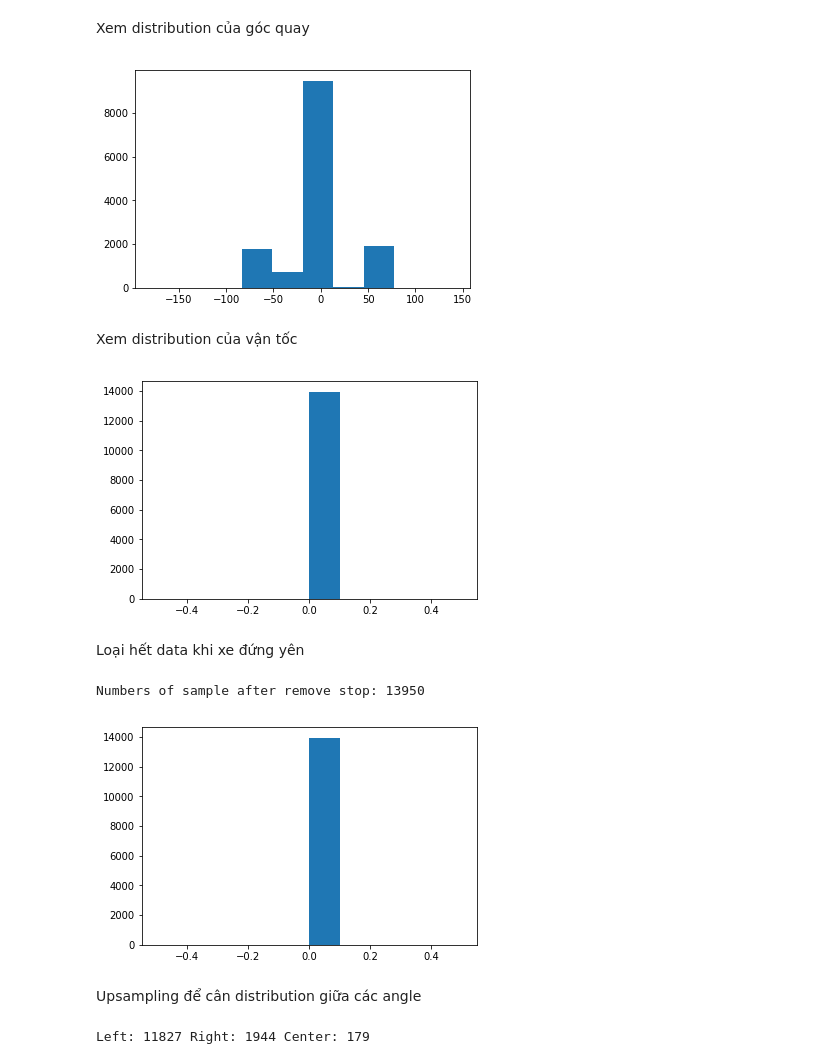
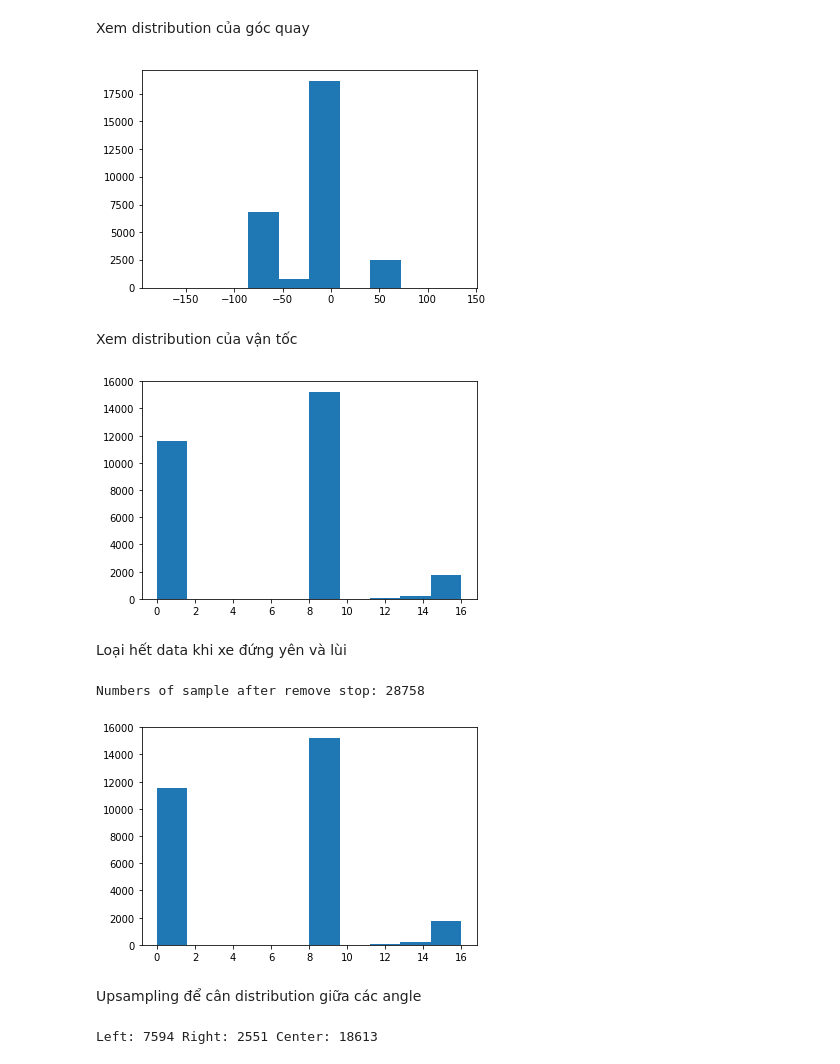
Before and after one commit to hit-haui/model_notTrashCar, a Jupyter notebook: data_normalize.ipynb, the cells around one changed output. Saved outputs shown, nothing was run; the diff lists cells and outputs as text; code cells hidden in the pictures.

```diff
--- a/data_normalize.ipynb
+++ b/data_normalize.ipynb
@@ -9,6 +9,6 @@ from imgaug import augmenters as iaa
 import custom_augmentation as ciaa
 import random
 # %%
-labels_file = json.loads(open(os.path.join('/home/linus/Desktop/data/combined.json'),'r').read())
+labels_file = json.loads(open(os.path.join('/home/linus/Desktop/final/train.json'),'r').read())
 print('Numbers of sample:', len(labels_file))
 # %% [output]
@@ -18,12 +38,14 @@ Tạo và kiểm tra path cho các ảnh trong dataset thuii.
 # %%
 for index, each_sample in tqdm(enumerate(labels_file), desc='Creating full path', total=len(labels_file)):
 #     rgb_img_path = os.path.join(dataset_path, 'rgb', '{}_rgb.jpg'.format(each_sample['index']))
+    each_sample['rgb_img_path'] = each_sample['rgb_img_path'].replace('/home/linus/Desktop/data/','/home/linus/Desktop/final/')
     rgb_img_path = each_sample['rgb_img_path']
     if not os.path.isfile(rgb_img_path):
         print(rgb_img_path, 'not exist. Skipped')
         labels_file.remove(each_sample)
         continue
 #     depth_img_path = os.path.join(dataset_path, 'depth', '{}_rgb.jpg'.format(each_sample['index']))
+    each_sample['depth_img_path'] = each_sample['depth_img_path'].replace('/home/linus/Desktop/data/','/home/linus/Desktop/final/')
     depth_img_path = each_sample['depth_img_path']
     if not os.path.isfile(depth_img_path):
         print(depth_img_path, 'not exist. Skipped')
@@ -107,24 +129,24 @@ Xem distribution của góc quay
 # %%
 show_distribution(labels_file, 'angle')
 # %% [output]
-[figure, old version]
+[figure, new version]
 # %% [markdown]
 Xem distribution của vận tốc
 # %%
 show_distribution(labels_file, 'speed')
 # %% [output]
-[figure, old version]
+[figure, new version]
 # %% [markdown]
-Loại hết data khi xe đứng yên
+Loại hết data khi xe đứng yên và lùi
 # %%
 for index, each_sample in enumerate(labels_file):
     last_sample = [each_sample['speed'] for each_sample in labels_file[index-3:index]]
-    if each_sample['speed']==0 and all(sample for sample in last_sample if sample==0):
+    if each_sample['speed']<=0 and all(sample for sample in last_sample if sample<=0):
         labels_file.remove(each_sample)
 print('Numbers of sample after remove stop:', len(labels_file))
 show_distribution(labels_file, 'speed')
 # %% [output]
-Numbers of sample after remove stop: 13950
+Numbers of sample after remove stop: 28758
-[figure, old version]
+[figure, new version]
 # %% [markdown]
 Upsampling để cân distribution giữa các angle
@@ -136,16 +155,16 @@ def calculate_angle_amount():
     global left, right, center
     left = right = center = 0
     for each_sample in labels_file:
-        if each_sample['angle'] in range(left_range[0], left_range[1]):
+        if each_sample['angle'] < 0:
             left += 1
-        elif each_sample['angle'] in range(right_range[0], right_range[1]):
+        elif each_sample['angle'] > 0:
             right += 1
         else:
             center += 1
     print('Left: {} Right: {} Center: {}'.format(left, right, center))
 calculate_angle_amount()
 # %% [output]
-Left: 11827 Right: 1944 Center: 179
+Left: 7594 Right: 2551 Center: 18613
 # %%
 center/left
 # %% [output]
```
Also changed, not shown: parts of 18 cells of this notebook, 4 other files.
